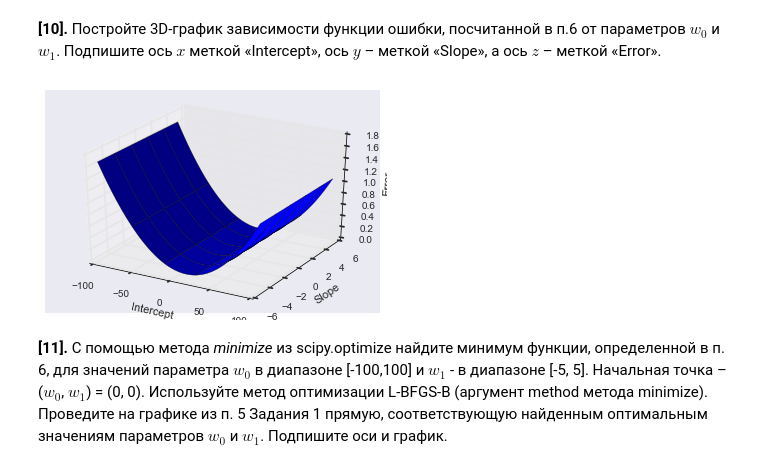
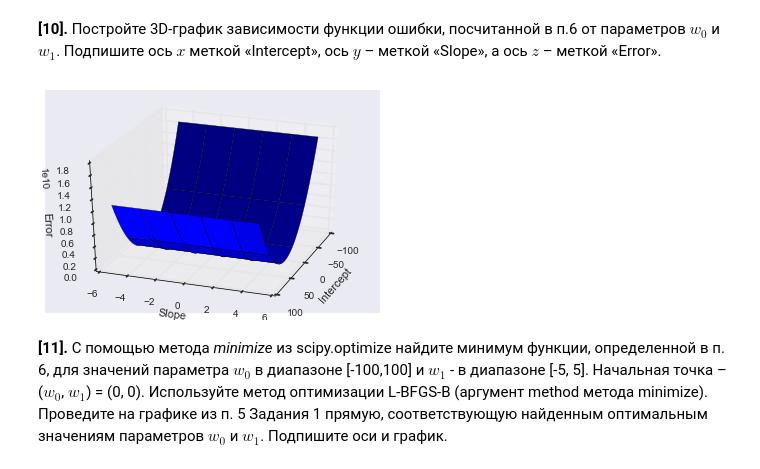
Before and after one commit to zolkko/ydx-ml, a Jupyter notebook: week5/peer_review_linreg_height_weight_lk.ipynb, the cells around one changed output. Saved outputs shown, nothing was run; the diff lists cells and outputs as text; code cells hidden in the pictures.

```diff
--- a/week5/peer_review_linreg_height_weight_lk.ipynb
+++ b/week5/peer_review_linreg_height_weight_lk.ipynb
@@ -221,19 +221,20 @@ plt.show()
 # %%
 fig = plt.figure()
 ax = fig.gca(projection='3d')
 
+W0d = np.linspace(-100, 100)
 W1d = np.linspace(-5, 5)
-W0d = np.linspace(-100, 100)
 
 X, Y = np.meshgrid(W0d, W1d)
 Z = [error_func(ix, y, np.array([[w0], [w1]])) for w0, w1 in zip(W0d, W1d)]
 surf = ax.plot_surface(X, Y, Z)
 ax.set_xlabel('Intercept')
 ax.set_ylabel('Slope')
 ax.set_zlabel('Error')
+ax.view_init(azim=20)
 plt.show()
 # %% [output]
-[figure, old version]
+[figure, new version]
 # %% [markdown]
 **[11].** С помощью метода *minimize* из scipy.optimize найдите минимум функции, определенной в п. 6, для значений параметра $w_0$ в диапазоне [-100,100] и $w_1$ - в диапазоне [-5, 5]. Начальная точка – ($w_0$, $w_1$) = (0, 0). Используйте метод оптимизации L-BFGS-B (аргумент method метода minimize). Проведите на графике из п. 5 Задания 1 прямую, соответствующую найденным оптимальным значениям параметров $w_0$ и $w_1$. Подпишите оси и график.
 # %%
```
Also changed, not shown: 6 other files.
